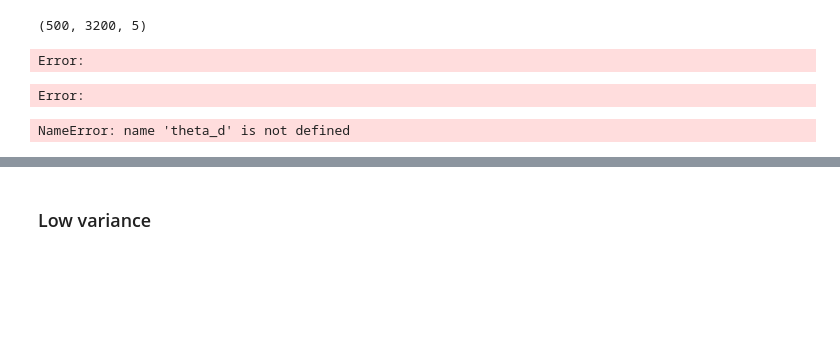
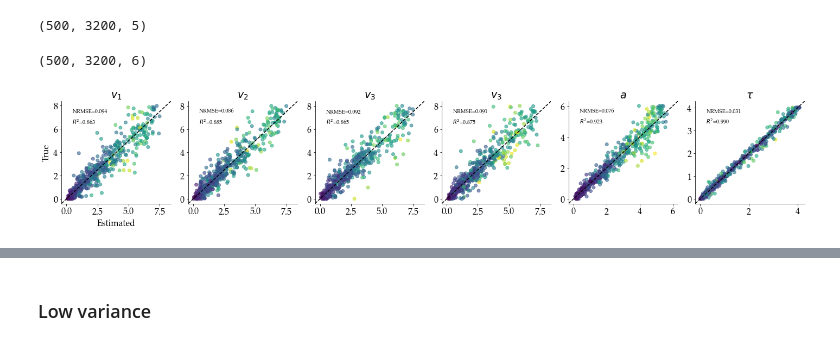
Before and after one commit to LuSchumacher/dynamic_models, a Jupyter notebook: ablation_study/ablation_study.ipynb, the cells around one changed output, grey strips where cells are left out. Saved outputs shown, nothing was run; the diff lists cells and outputs as text; code cells hidden in the pictures; blank space fills up the shorter version.

```diff
--- a/ablation_study/ablation_study.ipynb
+++ b/ablation_study/ablation_study.ipynb
@@ -547,7 +550,7 @@ plt.legend(loc='center', bbox_to_anchor=(0.5, -0.2), fancybox=False, shadow=Fals
 # %%
 # simulated data with fixed high variance parameters
 BATCH_SIZE = 500
-prior_draws = dynamic_prior(BATCH_SIZE, fixed_var=0.1)
+prior_draws = dynamic_prior(BATCH_SIZE)
 context = context_gen(BATCH_SIZE, N_OBS)
 sim_data, theta_d, _ = dynamic_batch_simulator(prior_draws, context)
 sim_data.shape
@@ -569,7 +572,7 @@ bf_post_dynamic_dm, _ = network_dynamic_dm(x_nn)
 # bf_post_high_var_mean = np.array(bf_post_high_var.mean())
 # bf_post_high_var_mean.shape
 bf_post_dynamic_dm_mean = np.array(bf_post_dynamic_dm.mean())
+bf_post_dynamic_dm_sd = np.array(bf_post_dynamic_dm.stddev())
 bf_post_dynamic_dm_mean.shape
 # %% [output]
-Error:
+(500, 3200, 6)
-Error:
@@ -576,12 +666,12 @@ Error:
 # %%
-which = 0
-time = 100
+time = 1500
 true_param = theta_d[:, time, :]
 pred_param = bf_post_dynamic_dm_mean[:, time, :]
+pred_param_sd = bf_post_dynamic_dm_sd[:, time, :]
 
 PARAM_LABELS = [r'$v_1$', r'$v_2$', r'$v_3$', r'$v_3$', r'$a$', r'$\tau$']
 # Recovery plot
-true_vs_estimated(theta_true=true_param, theta_est=pred_param,
+true_vs_estimated(theta_true=true_param, theta_est=pred_param, theta_est_sd=pred_param_sd,
                   param_names=PARAM_LABELS, dpi=300, figsize=(20,4),font_size=16)
 # %% [output]
-NameError: name 'theta_d' is not defined
+[figure, added]
```
Also changed, not shown: parts of 5 cells of this notebook, 2 other files.
